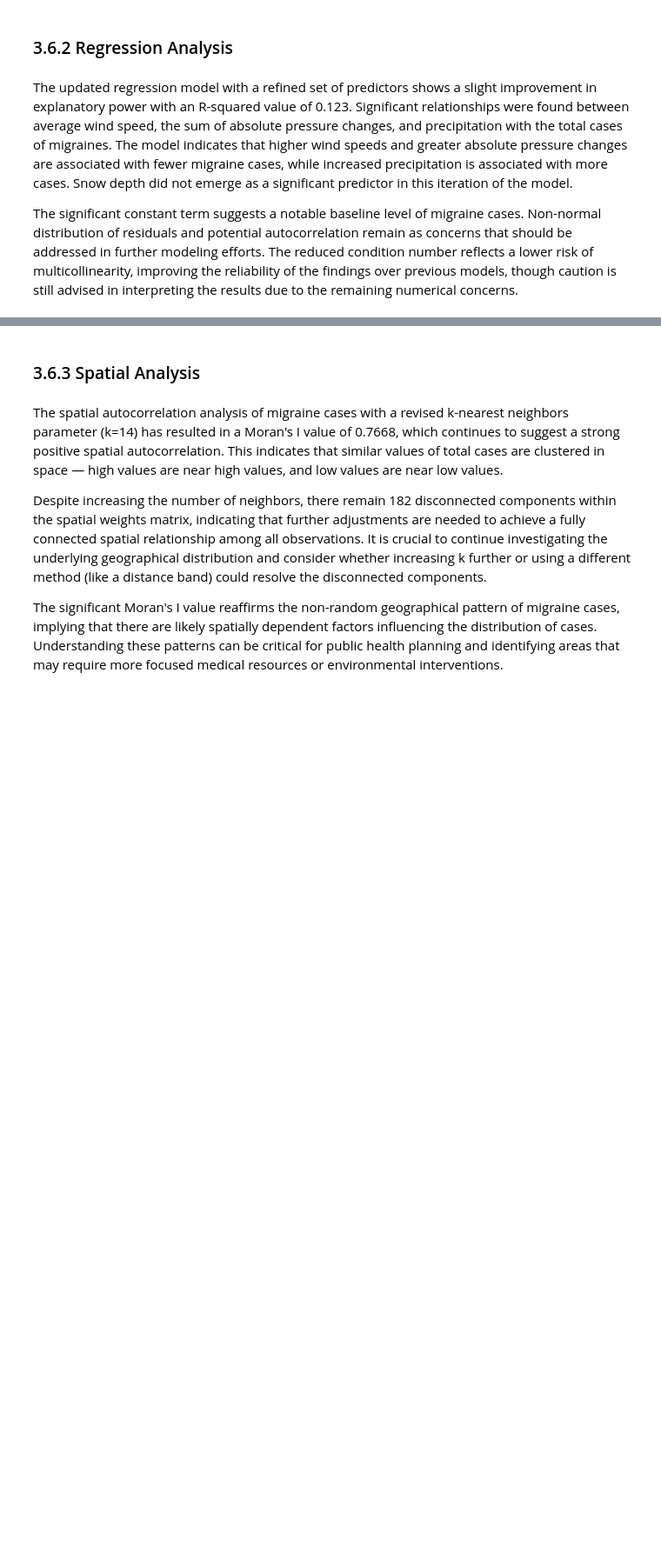
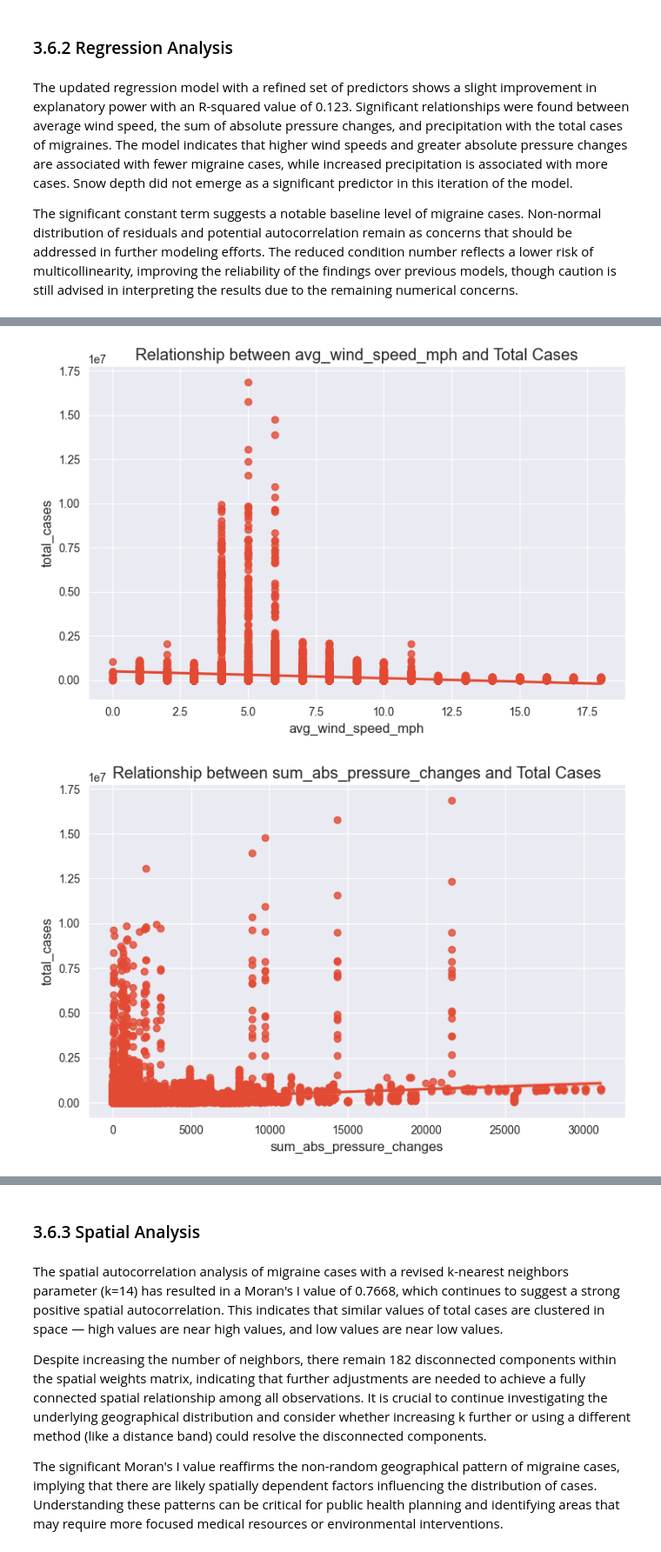
Before and after one commit to christinedbaxter/analyticsCapstone, a Jupyter notebook: notebooks/03_data_analysis.ipynb, the cells around one changed output, grey strips where cells are left out. Shown at 87% size. Cells and saved outputs as stored; diff of their text form; code cells hidden in the pictures; blank space fills up the shorter version.

```diff
--- a/notebooks/03_data_analysis.ipynb
+++ b/notebooks/03_data_analysis.ipynb
@@ -610,0 +625,8 @@ strong multicollinearity or other numerical problems.
+# %%
+# Scatter Plots with Regression Lines
+for var in predictor_vars:
+    sns.lmplot(x=var, y='total_cases', data=migraine_weather, aspect=1.5)
+    plt.title(f'Relationship between {var} and Total Cases')
+# %% [output]
+[figure, added]
+[figure, added]
```
Also changed, not shown: parts of 11 cells of this notebook, 7 other files.
